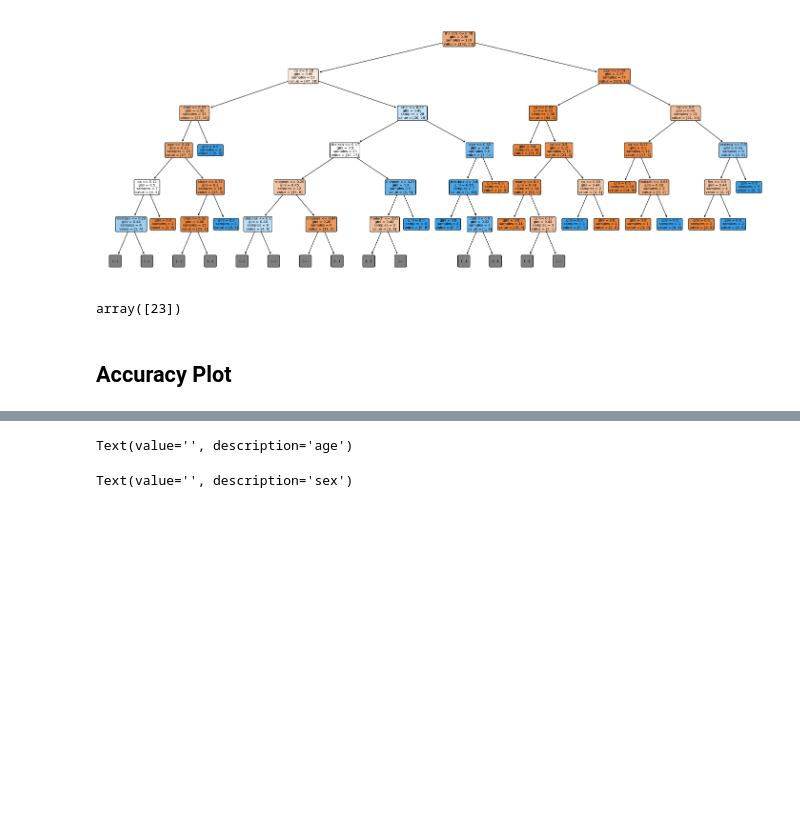
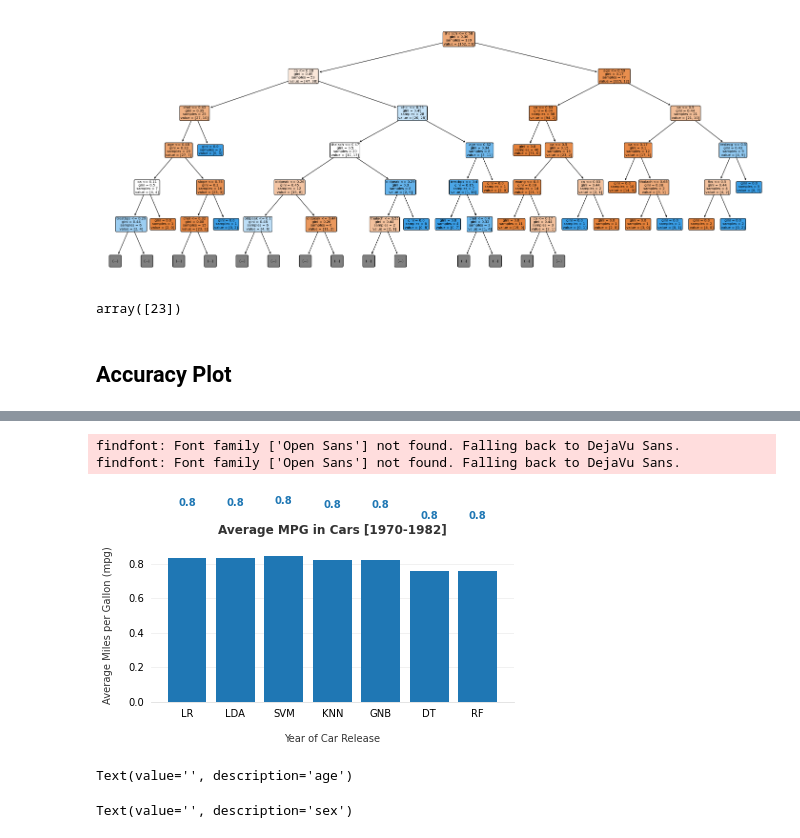
Before and after one commit to nsbisht/S2_Project_AoML_Comparative_Study_of_ML_Classification_Algorithms, a Jupyter notebook: Heart_Disease_Detection/HD.ipynb, the cells around one changed output, grey strips where cells are left out. Drawn from its saved outputs; the diff is of its cells as text; code cells hidden in the pictures; blank space fills up the shorter version.

```diff
--- a/Heart_Disease_Detection/HD.ipynb
+++ b/Heart_Disease_Detection/HD.ipynb
@@ -810,3 +820,53 @@ plt.show()
+# %%
+# Use Matplotlib's font manager to rebuild the font library.
+import matplotlib as mpl
+# mpl.font_manager._rebuild()
+
+# # Use the newly integrated Roboto font family for all text.
+# plt.rc('font', family='Open Sans')
+
+fig, ax = plt.subplots()
+
+# Save the chart so we can loop through the bars below.
+bars = ax.bar(
+    x=log_df['classifier'],
+    height=log_df['accuracy'],
+    #tick_label=mpg.index.strftime('%Y')
+)
+
+# Axis formatting.
+ax.spines['top'].set_visible(False)
+ax.spines['right'].set_visible(False)
+ax.spines['left'].set_visible(False)
+ax.spines['bottom'].set_color('#DDDDDD')
+ax.tick_params(bottom=False, left=False)
+ax.set_axisbelow(True)
+ax.yaxis.grid(True, color='#EEEEEE')
+ax.xaxis.grid(False)
+
+# Add text annotations to the top of the bars.
+bar_color = bars[0].get_facecolor()
+for bar in bars:
+  ax.text(
+      bar.get_x() + bar.get_width() / 2,
+      bar.get_height() + 0.3,
+      round(bar.get_height(), 1),
+      horizontalalignment='center',
+      color=bar_color,
+      weight='bold'
+  )
+
+# Add labels and a title.
+ax.set_xlabel('Year of Car Release', labelpad=15, color='#333333')
+ax.set_ylabel('Average Miles per Gallon (mpg)', labelpad=15, color='#333333')
+ax.set_title('Average MPG in Cars [1970-1982]', pad=15, color='#333333',
+             weight='bold')
+
+fig.tight_layout()
+# %% [output]
+findfont: Font family ['Open Sans'] not found. Falling back to DejaVu Sans.
+findfont: Font family ['Open Sans'] not found. Falling back to DejaVu Sans.
+[figure, added]
 # %%
 age = widgets.Text(description="age")
 sex = widgets.Text(description="sex")
```
Also changed, not shown: parts of 2 cells of this notebook, 3 other files.
